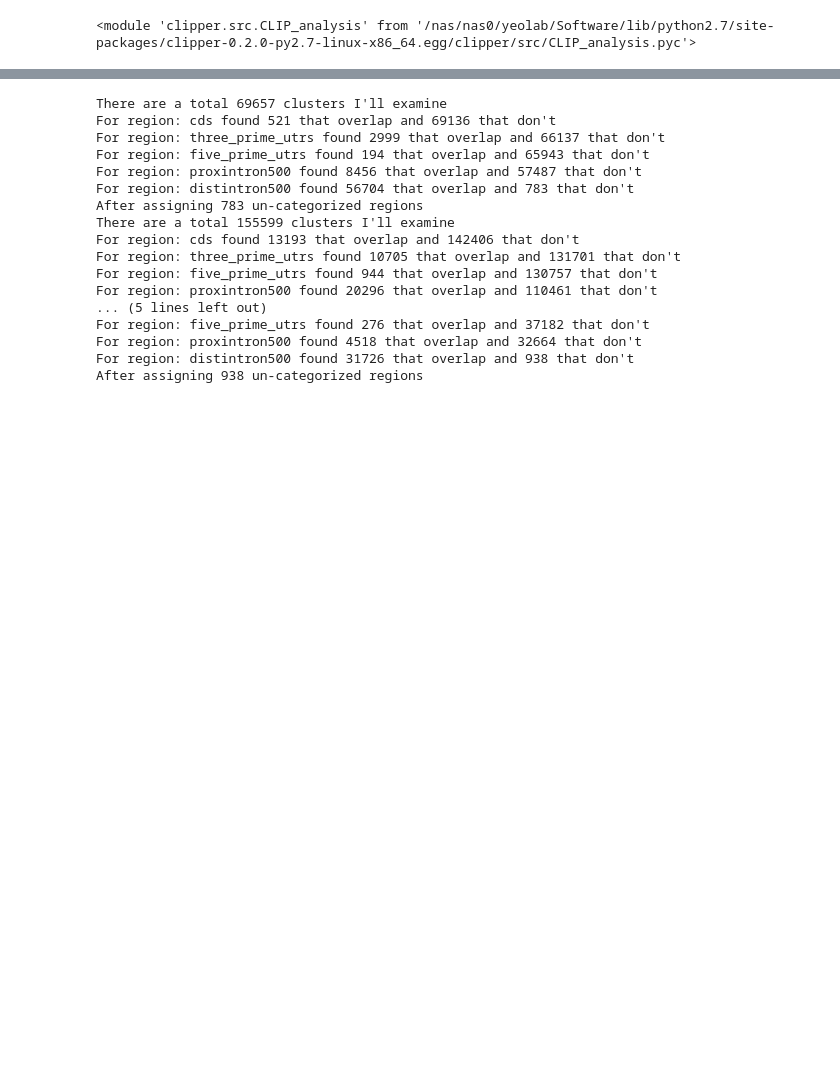
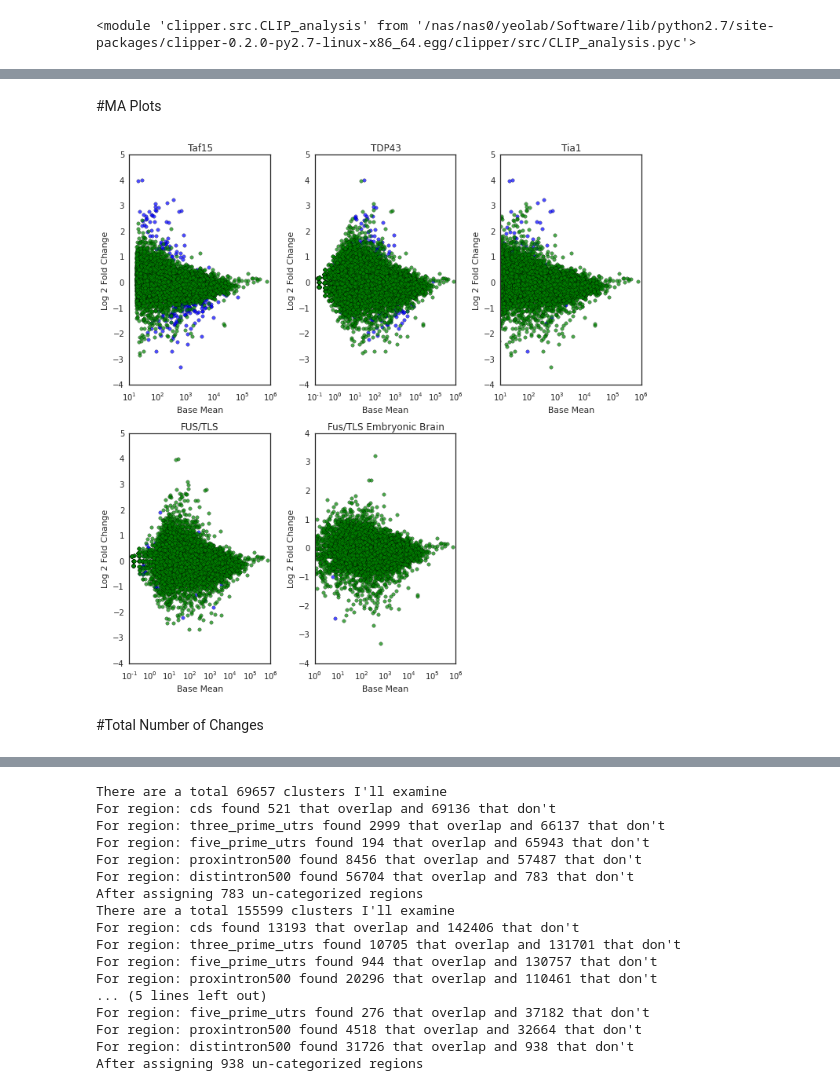
Before and after one commit to gpratt/iPython_Notebook, a Jupyter notebook: taf15/fet_rnaseq_clipseq_overlap.ipynb, the cells around one changed output, grey strips where cells are left out. Saved outputs shown, nothing was run; the diff lists cells and outputs as text; code cells hidden in the pictures; blank space fills up the shorter version.

```diff
--- a/taf15/fet_rnaseq_clipseq_overlap.ipynb
+++ b/taf15/fet_rnaseq_clipseq_overlap.ipynb
@@ -32,3 +28,10 @@ regions["three_prime_utrs"] = "3' UTR"
 regions["five_prime_utrs"] = "5' UTR"
 regions["proxintron500"] = "Proximal\nIntron"
 regions["distintron500"] = "Distal\nIntron"
+
+def move_name(interval):
+    interval.name = interval[12]
+    return interval
+
+gene_id_to_name = region_helpers.gene_id_to_name("/nas3/gpratt/gencode/gencode.vM1.annotation.gtf.db")
+gene_id_to_type = region_helpers.gene_id_to_type("/nas3/gpratt/gencode/gencode.vM1.annotation.gtf.db")
@@ -102,0 +234,4 @@ combined_df = pd.concat({"taf15": pd.read_table("/nas3/gpratt/projects/fet_famil
+# %% [markdown]
+#MA Plots
+# %%
+img_dir = "."
@@ -102,0 +249,25 @@ combined_df = pd.concat({"taf15": pd.read_table("/nas3/gpratt/projects/fet_famil
+# %%
+with dataviz.Figure(os.path.join(img_dir, "ma_plots.svg"), figsize=(10,10)) as fig:
+    ax = fig.add_subplot(2,3,1)
+    ma_plot(combined_df.ix['taf15'], ax)
+    ax.set_title("Taf15")
+
+    ax = fig.add_subplot(2,3,2)
+    ma_plot(combined_df.ix['tdp43'], ax)
+    ax.set_title("TDP43")
+
+    ax = fig.add_subplot(2,3,3)
+    ma_plot(combined_df.ix['tia1'], ax)
+    ax.set_title("Tia1")
+
+    ax = fig.add_subplot(2,3,4)
+    ma_plot(combined_df.ix['tls'], ax)
+    ax.set_title("FUS/TLS")
+
+    ax = fig.add_subplot(2,3,5)
+    ma_plot(combined_df.ix['tls_brain'], ax)
+    ax.set_title("Fus/TLS Embryonic Brain")
+# %% [output]
+[figure, added]
+# %% [markdown]
+#Total Number of Changes
```
Also changed, not shown: parts of 32 cells of this notebook.
